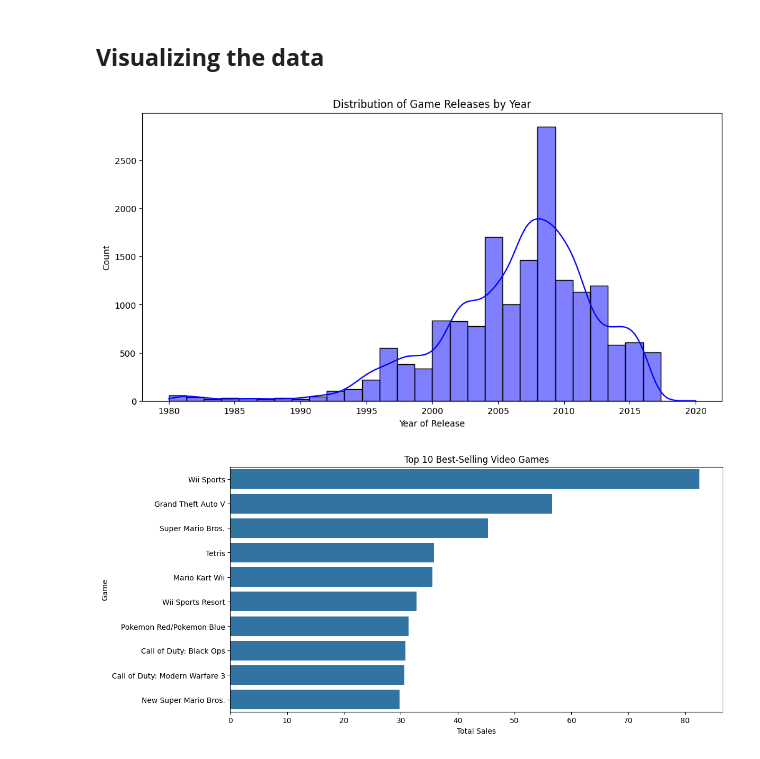
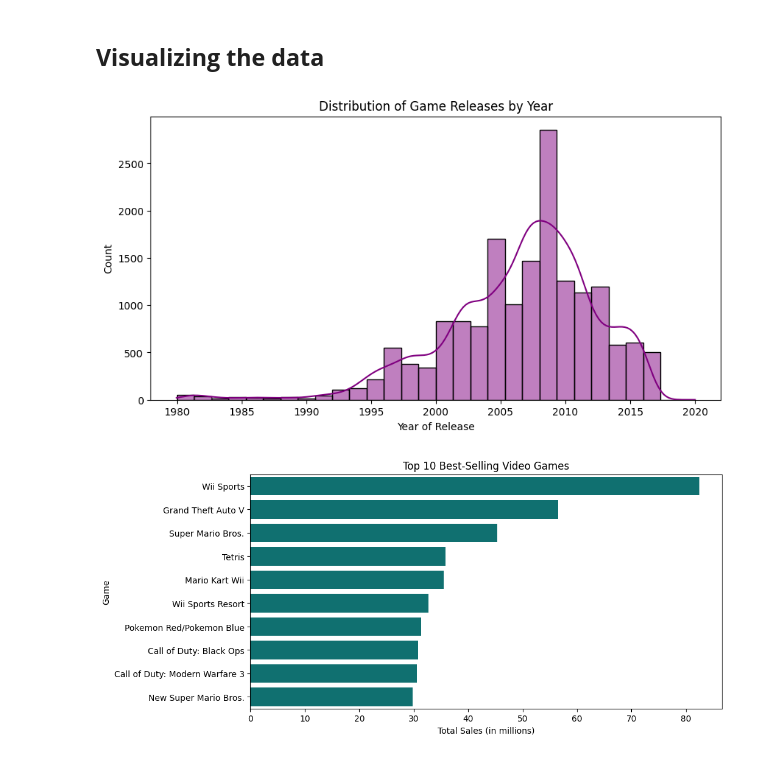
Before and after one commit to arifnayan2861/DA, a Jupyter notebook: EDA_on_Video_game_sales_Dataset.ipynb, the cells around one changed output. Saved outputs shown, nothing was run; the diff lists cells and outputs as text; code cells hidden in the pictures.

```diff
--- a/EDA_on_Video_game_sales_Dataset.ipynb
+++ b/EDA_on_Video_game_sales_Dataset.ipynb
@@ -149,3 +149,7 @@ df.head()
 | 2 | Mario Kart Wii | Wii | 2008 | Racing | Nintendo | 15.68 | 12.76 | 3.79 | 3.29 | ... |
 | 3 | Wii Sports Resort | Wii | 2009 | Sports | Nintendo | 15.61 | 10.93 | 3.28 | 2.95 | ... |
 | 4 | Pokemon Red/Pokemon Blue | GB | 1996 | Role-Playing | Nintendo | 11.27 | 8.89 | 10.22 | 1.00 | ... |
+# %%
+# for better calculation
+df['Critic_Score'] = df['Critic_Score'] / 10
+df.head()
@@ -172,21 +183,23 @@ memory usage: 2.2+ MB
 # %% [markdown]
 ## **Visualizing the data**
 # %%
-plt.figure(figsize=(12, 6))
-sns.histplot(df['Year_of_Release'], bins=30, kde=True, color='blue')
+plt.figure(figsize=(10, 5))
+sns.histplot(df['Year_of_Release'], bins=30, kde=True, color='purple')
 plt.title("Distribution of Game Releases by Year")
 plt.xlabel("Year of Release")
 plt.ylabel("Count")
 plt.show()
 # %% [output]
-[figure, old version]
+[figure, new version]
 # %%
 top_games = df[['Name', 'Global_Sales']].groupby('Name').sum().sort_values(by='Global_Sales', ascending=False).head(10)
-plt.figure(figsize=(12, 6))
-sns.barplot(x=top_games['Global_Sales'], y=top_games.index)
+
+plt.figure(figsize=(10, 5))
+
+sns.barplot(x=top_games['Global_Sales'], y=top_games.index, color="teal")
 plt.title("Top 10 Best-Selling Video Games")
-plt.xlabel("Total Sales")
+plt.xlabel("Total Sales (in millions)")
 plt.ylabel("Game")
 plt.show()
 # %% [output]
-[figure, old version]
+[figure, new version]
```
Also changed, not shown: parts of 8 cells of this notebook.
